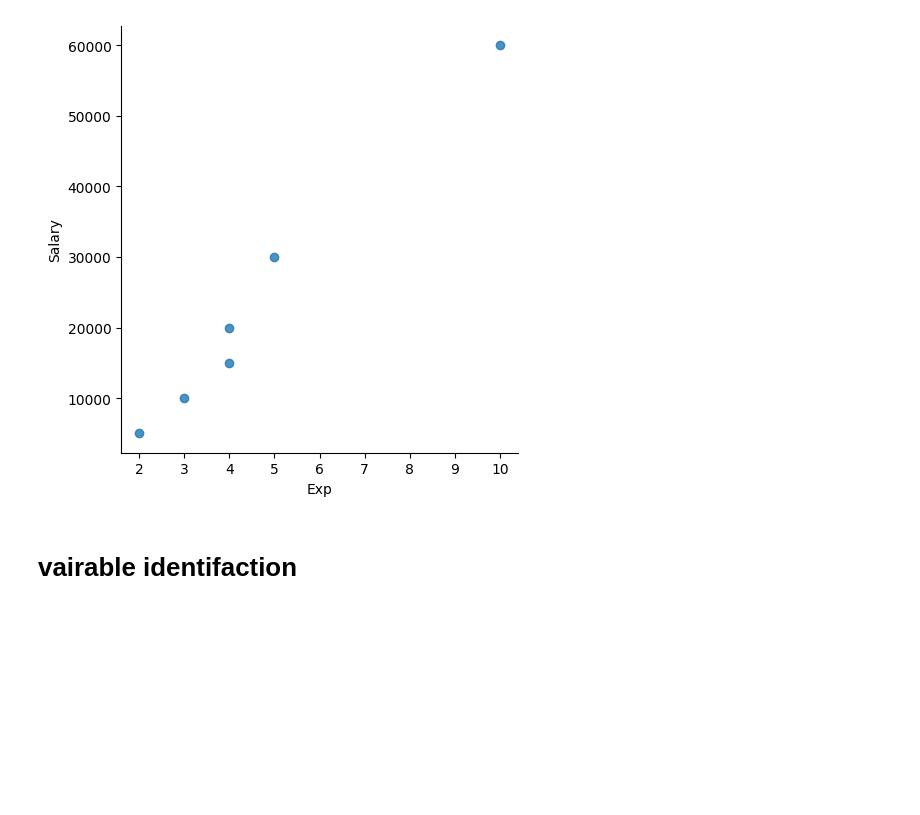
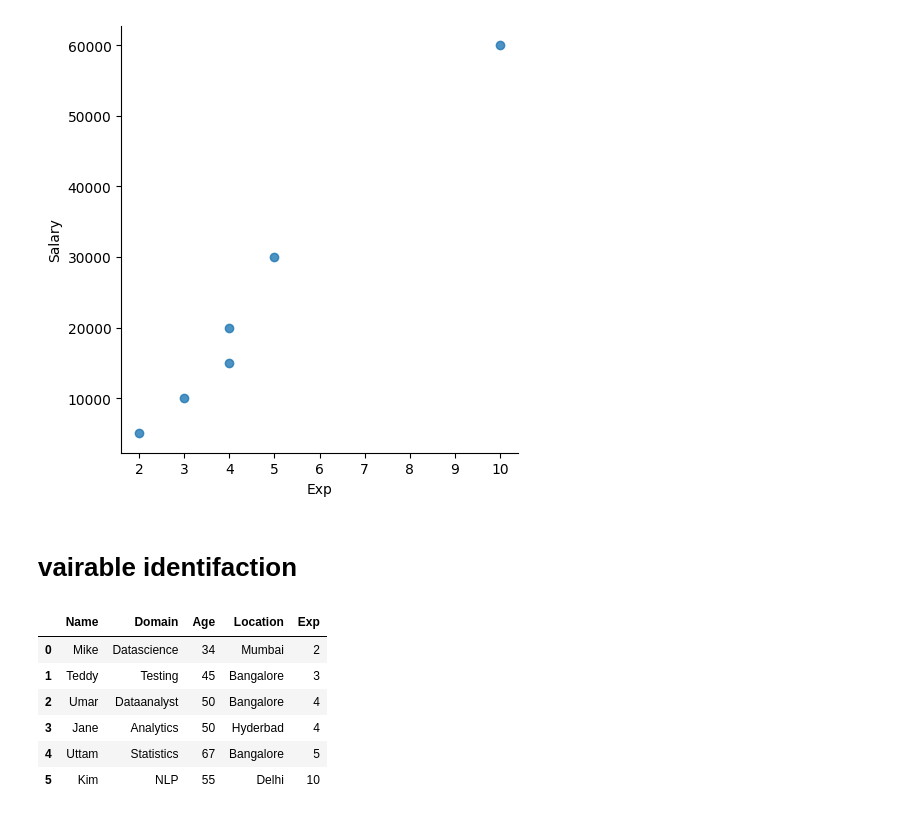
Before and after one commit to KishanYadav29-10/EDA, a Jupyter notebook: EDA/day1.ipynb, the cells around one changed output. Saved outputs shown, nothing was run; the diff lists cells and outputs as text; code cells hidden in the pictures; blank space fills up the shorter version.

```diff
--- a/EDA/day1.ipynb
+++ b/EDA/day1.ipynb
@@ -397,0 +397,12 @@ x_iv =clean_data[['Name','']]
+# %%
+X_iv = clean_data[['Name', 'Domain', 'Age', 'Location', 'Exp']]
+# %%
+X_iv
+# %% [output]
+|  | Name | Domain | Age | Location | Exp |
+| 0 | Mike | Datascience | 34 | Mumbai | 2 |
+| 1 | Teddy | Testing | 45 | Bangalore | 3 |
+| 2 | Umar | Dataanalyst | 50 | Bangalore | 4 |
+| 3 | Jane | Analytics | 50 | Hyderbad | 4 |
+| 4 | Uttam | Statistics | 67 | Bangalore | 5 |
+| 5 | Kim | NLP | 55 | Delhi | 10 |
```
Also changed, not shown: parts of 10 cells of this notebook.
